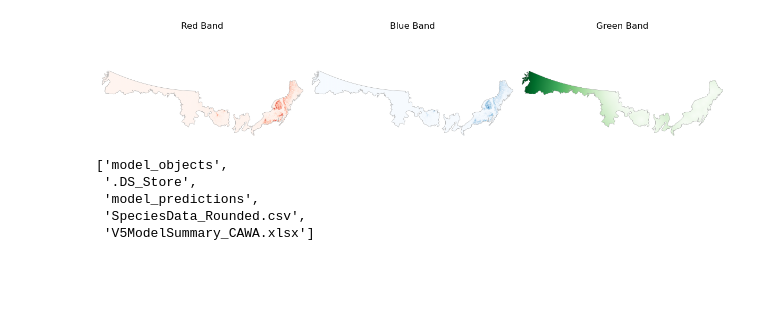
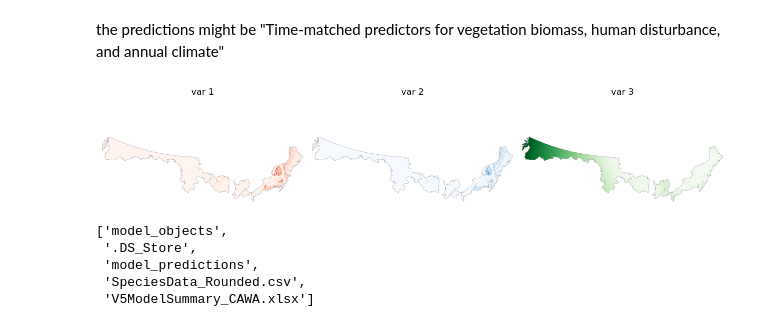
Before and after one commit to borealbirds/Boreal-Birds-dashboard, a Jupyter notebook: notebooks/eda.ipynb, the cells around one changed output. Drawn from its saved outputs; the diff is of its cells as text; code cells hidden in the pictures; blank space fills up the shorter version.

```diff
--- a/notebooks/eda.ipynb
+++ b/notebooks/eda.ipynb
@@ -53,16 +55,18 @@ datasets
 # %%
 for k in keys:
     datasets[k].read()
+# %% [markdown]
+the predictions might be "Time-matched predictors for vegetation biomass, human disturbance, and annual climate"
 # %%
 data = datasets[k].read()
 fig, ax = plt.subplots(1, 3, figsize=(12, 4))
 cmaps = ["Reds", "Blues", "Greens"]
-bands = ["Red Band", "Blue Band", "Green Band"]
+bands = ["var 1", "var 2", "var 3"]
 for band in [0, 1, 2]:
     ax[band].imshow(data[band, :, :], cmap=cmaps[band])
     ax[band].set_title(bands[band])
     ax[band].axis("off")
 plt.tight_layout();
 # %% [output]
-[figure, old version]
+[figure, new version]
 # %%
```
Also changed, not shown: parts of 6 cells of this notebook.
